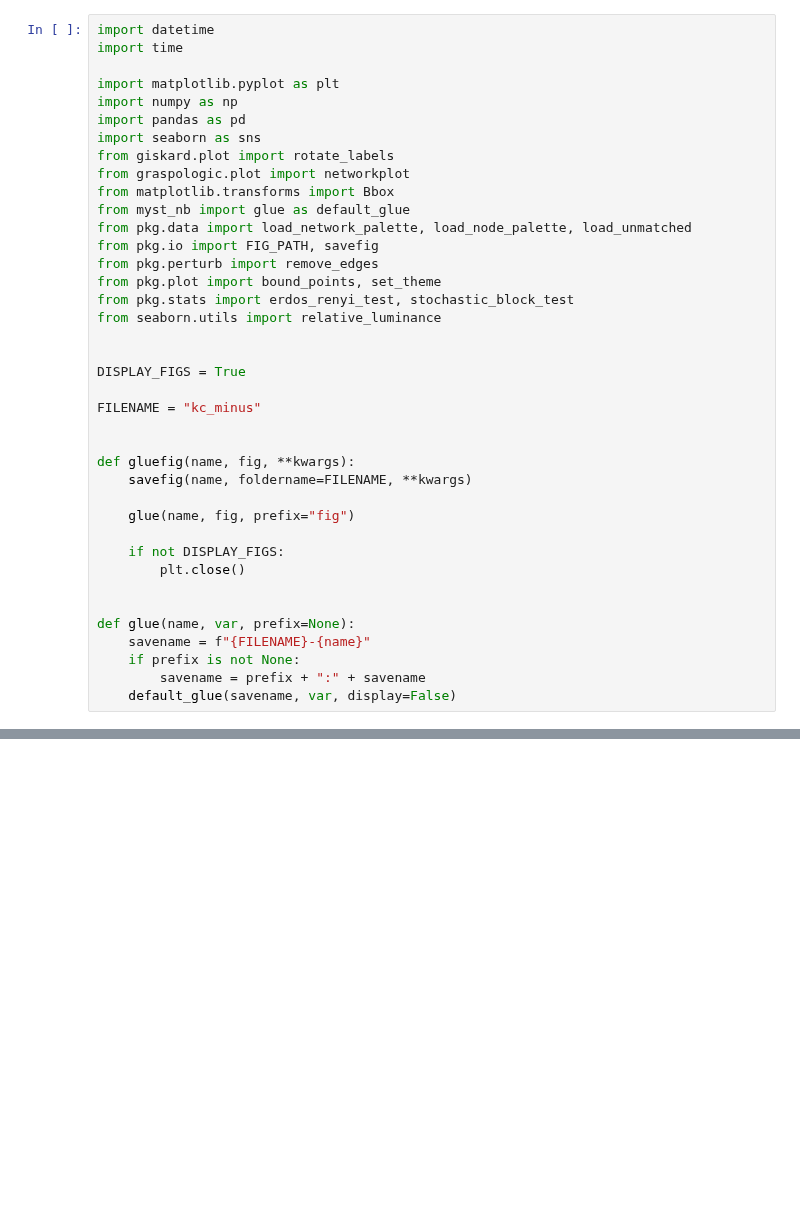
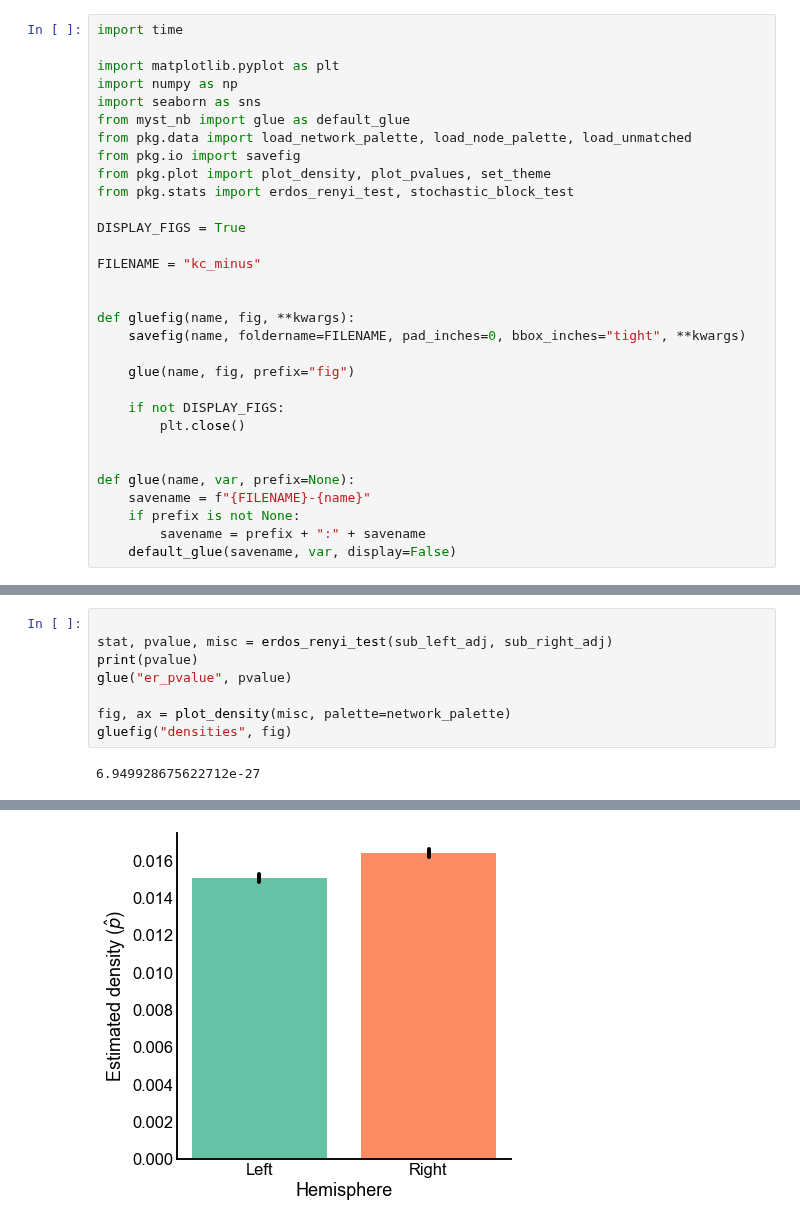
Before and after one commit to neurodata/bilateral-connectome, a Jupyter notebook: docs/kc_minus.ipynb, the cells around one changed output, grey strips where cells are left out. Saved outputs shown, nothing was run; the diff lists cells and outputs as text; blank space fills up the shorter version.

```diff
--- a/docs/kc_minus.ipynb
+++ b/docs/kc_minus.ipynb
@@ -1,22 +1,14 @@
 # %%
-import datetime
 import time
 
 import matplotlib.pyplot as plt
 import numpy as np
-import pandas as pd
 import seaborn as sns
-from giskard.plot import rotate_labels
-from graspologic.plot import networkplot
-from matplotlib.transforms import Bbox
 from myst_nb import glue as default_glue
 from pkg.data import load_network_palette, load_node_palette, load_unmatched
-from pkg.io import FIG_PATH, savefig
-from pkg.perturb import remove_edges
-from pkg.plot import bound_points, set_theme
+from pkg.io import savefig
+from pkg.plot import plot_density, plot_pvalues, set_theme
 from pkg.stats import erdos_renyi_test, stochastic_block_test
-from seaborn.utils import relative_luminance
-
 
 DISPLAY_FIGS = True
 
@@ -24,7 +16,7 @@ FILENAME = "kc_minus"
 
 
 def gluefig(name, fig, **kwargs):
-    savefig(name, foldername=FILENAME, **kwargs)
+    savefig(name, foldername=FILENAME, pad_inches=0, bbox_inches="tight", **kwargs)
 
     glue(name, fig, prefix="fig")
 
@@ -111,0 +91,10 @@ glue("asbm_pvalue_formatted", f"{pvalue:.2g}")
+# %%
+
+stat, pvalue, misc = erdos_renyi_test(sub_left_adj, sub_right_adj)
+print(pvalue)
+glue("er_pvalue", pvalue)
+
+fig, ax = plot_density(misc, palette=network_palette)
+gluefig("densities", fig)
+# %% [output]
+6.949928675622712e-27
@@ -111,0 +102 @@ glue("asbm_pvalue_formatted", f"{pvalue:.2g}")
+[figure, added]
```
Also changed, not shown: parts of 11 cells of this notebook, 10 other files.
